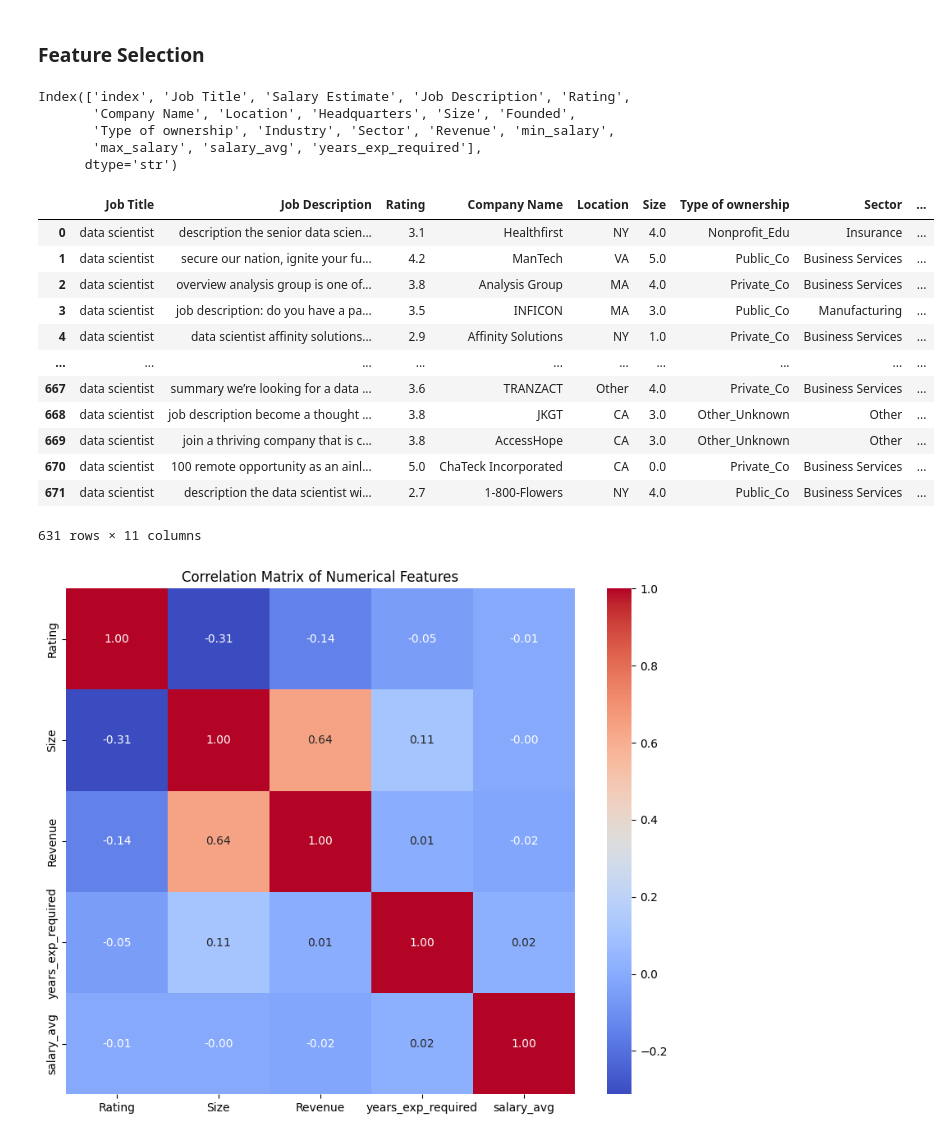
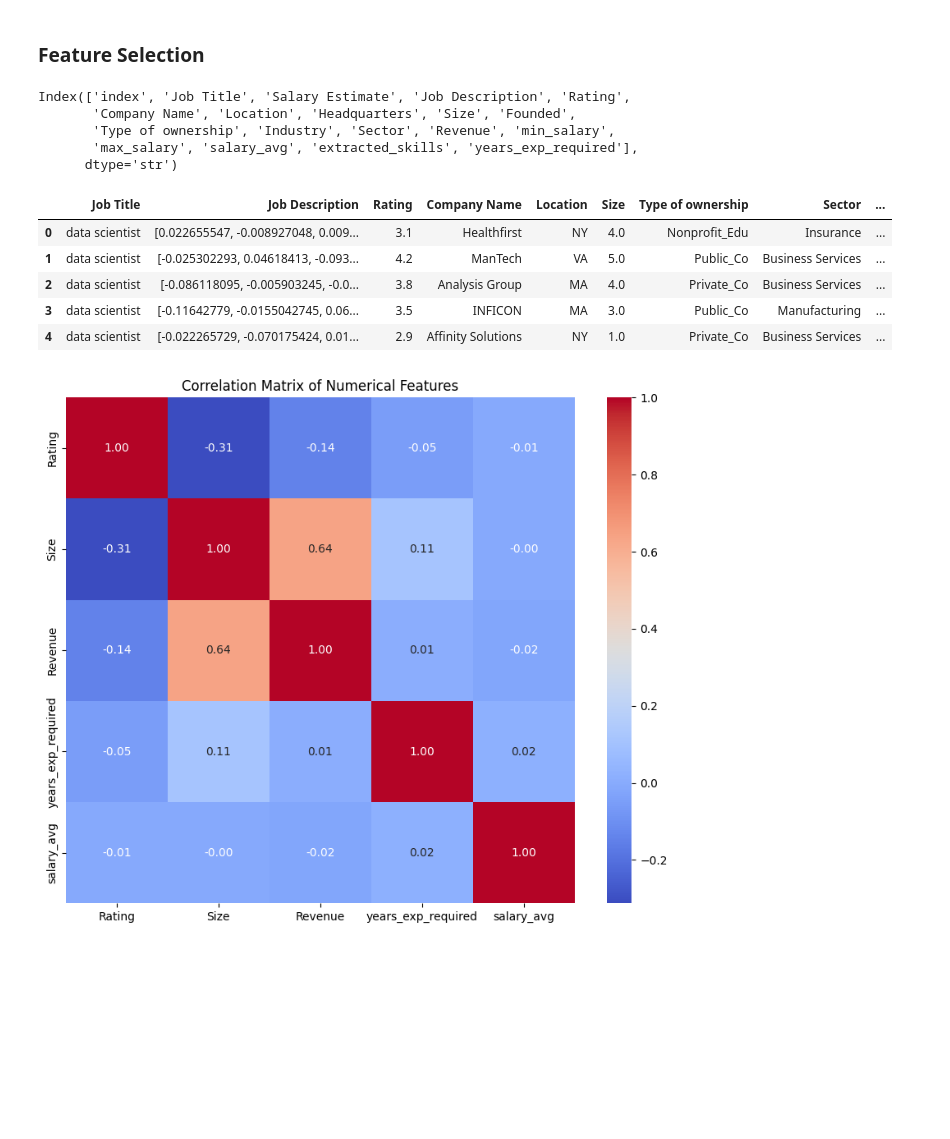
Before and after one commit to codehass/HR-Pulse, a Jupyter notebook: ml/eda.ipynb, the cells around one changed output. Drawn from its saved outputs; the diff is of its cells as text; code cells hidden in the pictures; blank space fills up the shorter version.

```diff
--- a/ml/eda.ipynb
+++ b/ml/eda.ipynb
@@ -234,3 +203,28 @@ clean_df.head()
 | 4 | 4 | data scientist | $137K-$171K (Glassdoor est.) | Data Scientist\nAffinity Solution... | 2.9 | Affinity Solutions\n2.9 | New York, NY | New York, NY | ... |
 # %% [markdown]
 #### Job Description
+# %%
+import ast
+from collections import Counter
+import os
+import pandas as pd
+
+# df_skills = pd.read_csv('extracted_skills_only.csv')
+SKILLS_CACHE_PATH = "extracted_skills_only.csv"
+if os.path.exists(SKILLS_CACHE_PATH):
+    skills_cache = pd.read_csv(SKILLS_CACHE_PATH)
+    # The original dataframe `df` aligns with the skills cache.
+    df['extracted_skills'] = skills_cache['extracted_skills'].apply(
+        lambda x: ast.literal_eval(x) if isinstance(x, str) else x
+    )
+    # Transfer to cleaned dataset
+    clean_df['extracted_skills'] = df.loc[clean_df.index, 'extracted_skills'].values
+else:
+    print("No cached skills found. Extracting simple keywords...")
+    keywords = ['python', 'sql', 'aws', 'spark', 'excel', 'tableau', 'hadoop', 'java']
+    clean_df['extracted_skills'] = clean_df['Cleaned_Description'].apply(
+        lambda text: [k for k in keywords if k in text]
+    )
+
+# Create a single string containing the skills for embedding
+clean_df['skills_text'] = clean_df['extracted_skills'].apply(lambda x: " ".join(x) if isinstance(x, list) else "")
@@ -259,9 +262,23 @@ clean_df['years_exp_required'] = clean_df['Job Description'].apply(get_experienc
 # %%
 from sentence_transformers import SentenceTransformer
 
-model = SentenceTransformer('all-MiniLM-L6-v2')
+clean_df['skills_text'] = clean_df['extracted_skills'].apply(lambda x: " ".join(x) if isinstance(x, list) else "")
+encoder = SentenceTransformer('all-MiniLM-L6-v2')
 
-embeddings = model.encode(df['Job Description'].tolist(), show_progress_bar=True)
+print("Embedding Job Descriptions...")
+desc_embeddings = encoder.encode(clean_df['Job Description'].tolist(), show_progress_bar=True)
+
+print("Embedding Extracted Skills...")
+skills_embeddings = encoder.encode(clean_df['skills_text'].tolist(), show_progress_bar=True)
+
+# Replace original text columns directly with arrays (using lists so pandas series can hold them)
+clean_df['Job Description'] = list(desc_embeddings)
+clean_df['extracted_skills'] = list(skills_embeddings)
+
+# Drop intermediate text columns to ensure dataset is model-ready and clean
+clean_df = clean_df.drop(columns=['skills_text'])
+
+print("Embeddings generated and replacing original columns. The vectors are now contained inside the respective columns.")
 # %% [output]
 BertModel LOAD REPORT from: sentence-transformers/all-MiniLM-L6-v2
 Key                     | Status     |  |
@@ -680,24 +690,17 @@ clean_df.columns
 Index(['index', 'Job Title', 'Salary Estimate', 'Job Description', 'Rating',
        'Company Name', 'Location', 'Headquarters', 'Size', 'Founded',
        'Type of ownership', 'Industry', 'Sector', 'Revenue', 'min_salary',
-       'max_salary', 'salary_avg', 'years_exp_required'],
+       'max_salary', 'salary_avg', 'extracted_skills', 'years_exp_required'],
       dtype='str')
 # %%
-clean_df[[ 'Job Title', 'Job Description', 'Rating', 'Company Name', 'Location', 'Size', 'Type of ownership', 'Sector', 'Revenue', 'years_exp_required', 'salary_avg']]
+clean_df[[ 'Job Title', 'Job Description', 'Rating', 'Company Name', 'Location', 'Size', 'Type of ownership', 'Sector', 'Revenue', 'years_exp_required', 'extracted_skills','salary_avg']].head()
 # %% [output]
 |  | Job Title | Job Description | Rating | Company Name | Location | Size | Type of ownership | Sector | ... |
-| 0 | data scientist | description the senior data scien... | 3.1 | Healthfirst | NY | 4.0 | Nonprofit_Edu | Insurance | ... |
-| 1 | data scientist | secure our nation, ignite your fu... | 4.2 | ManTech | VA | 5.0 | Public_Co | Business Services | ... |
-| 2 | data scientist | overview analysis group is one of... | 3.8 | Analysis Group | MA | 4.0 | Private_Co | Business Services | ... |
-| 3 | data scientist | job description: do you have a pa... | 3.5 | INFICON | MA | 3.0 | Public_Co | Manufacturing | ... |
-| 4 | data scientist | data scientist affinity solutions... | 2.9 | Affinity Solutions | NY | 1.0 | Private_Co | Business Services | ... |
-| ... | ... | ... | ... | ... | ... | ... | ... | ... | ... |
-| 667 | data scientist | summary we’re looking for a data ... | 3.6 | TRANZACT | Other | 4.0 | Private_Co | Business Services | ... |
-| 668 | data scientist | job description become a thought ... | 3.8 | JKGT | CA | 3.0 | Other_Unknown | Other | ... |
-| 669 | data scientist | join a thriving company that is c... | 3.8 | AccessHope | CA | 3.0 | Other_Unknown | Other | ... |
-| 670 | data scientist | 100 remote opportunity as an ainl... | 5.0 | ChaTeck Incorporated | CA | 0.0 | Private_Co | Business Services | ... |
-| 671 | data scientist | description the data scientist wi... | 2.7 | 1-800-Flowers | NY | 4.0 | Public_Co | Business Services | ... |
+| 0 | data scientist | [0.022655547, -0.008927048, 0.009... | 3.1 | Healthfirst | NY | 4.0 | Nonprofit_Edu | Insurance | ... |
+| 1 | data scientist | [-0.025302293, 0.04618413, -0.093... | 4.2 | ManTech | VA | 5.0 | Public_Co | Business Services | ... |
+| 2 | data scientist | [-0.086118095, -0.005903245, -0.0... | 3.8 | Analysis Group | MA | 4.0 | Private_Co | Business Services | ... |
+| 3 | data scientist | [-0.11642779, -0.0155042745, 0.06... | 3.5 | INFICON | MA | 3.0 | Public_Co | Manufacturing | ... |
+| 4 | data scientist | [-0.022265729, -0.070175424, 0.01... | 2.9 | Affinity Solutions | NY | 1.0 | Private_Co | Business Services | ... |
-631 rows × 11 columns
 # %%
 cat_cols = [ 'Job Title',  'Company Name', 'Location', 'Type of ownership', 'Sector']
 num_cols = [ 'Rating', 'Size', 'Revenue', 'years_exp_required']
```
Also changed, not shown: parts of 14 cells of this notebook.
